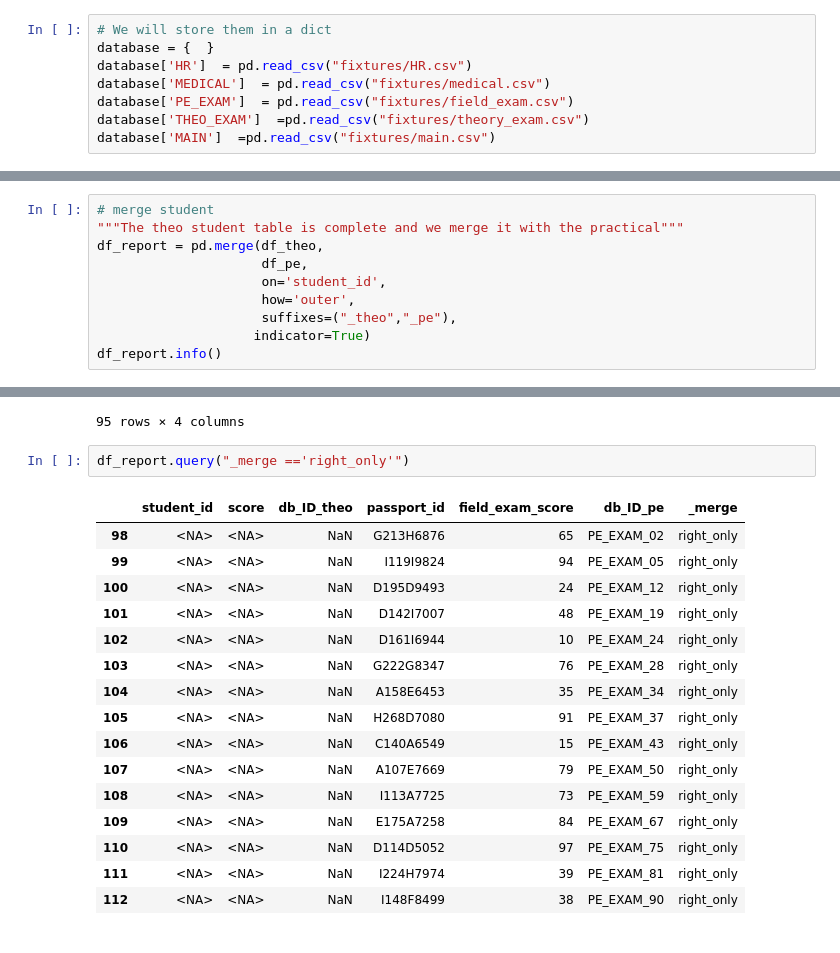
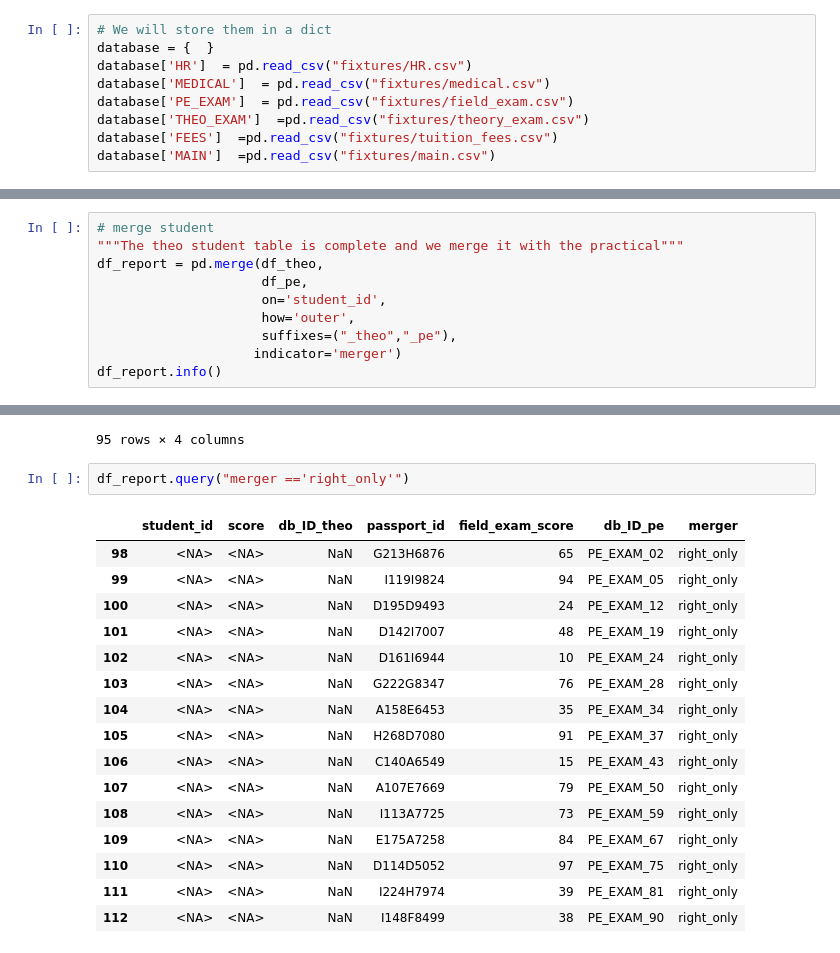
Before and after one commit to sakokassounian/data-engineering-101-data-enrichment, a Jupyter notebook: Cleaning_Data.ipynb, the cells around one changed output, grey strips where cells are left out. Cells and saved outputs as stored; diff of their text form.

```diff
--- a/Cleaning_Data.ipynb
+++ b/Cleaning_Data.ipynb
@@ -103,5 +106,6 @@ database['HR']  = pd.read_csv("fixtures/HR.csv")
 database['MEDICAL']  = pd.read_csv("fixtures/medical.csv")
 database['PE_EXAM']  = pd.read_csv("fixtures/field_exam.csv")
 database['THEO_EXAM']  =pd.read_csv("fixtures/theory_exam.csv")
+database['FEES']  =pd.read_csv("fixtures/tuition_fees.csv")
 database['MAIN']  =pd.read_csv("fixtures/main.csv")
 # %% [markdown]
@@ -484,7 +495,7 @@ df_report = pd.merge(df_theo,
                      on='student_id',
                      how='outer',
                      suffixes=("_theo","_pe"),
-                    indicator=True)
+                    indicator='merger')
 df_report.info()
 # %% [output]
 <class 'pandas.core.frame.DataFrame'>
@@ -527,9 +539,9 @@ df_pe
 | 94 | C161A7431 | 88 | D34Q23Q41L | PE_EXAM_95 |
 95 rows × 4 columns
 # %%
-df_report.query("_merge =='right_only'")
+df_report.query("merger =='right_only'")
 # %% [output]
-|  | student_id | score | db_ID_theo | passport_id | field_exam_score | db_ID_pe | _merge |
+|  | student_id | score | db_ID_theo | passport_id | field_exam_score | db_ID_pe | merger |
 | 98 | <NA> | <NA> | NaN | G213H6876 | 65 | PE_EXAM_02 | right_only |
 | 99 | <NA> | <NA> | NaN | I119I9824 | 94 | PE_EXAM_05 | right_only |
 | 100 | <NA> | <NA> | NaN | D195D9493 | 24 | PE_EXAM_12 | right_only |
```
Also changed, not shown: parts of 68 cells of this notebook, 2 other files.
